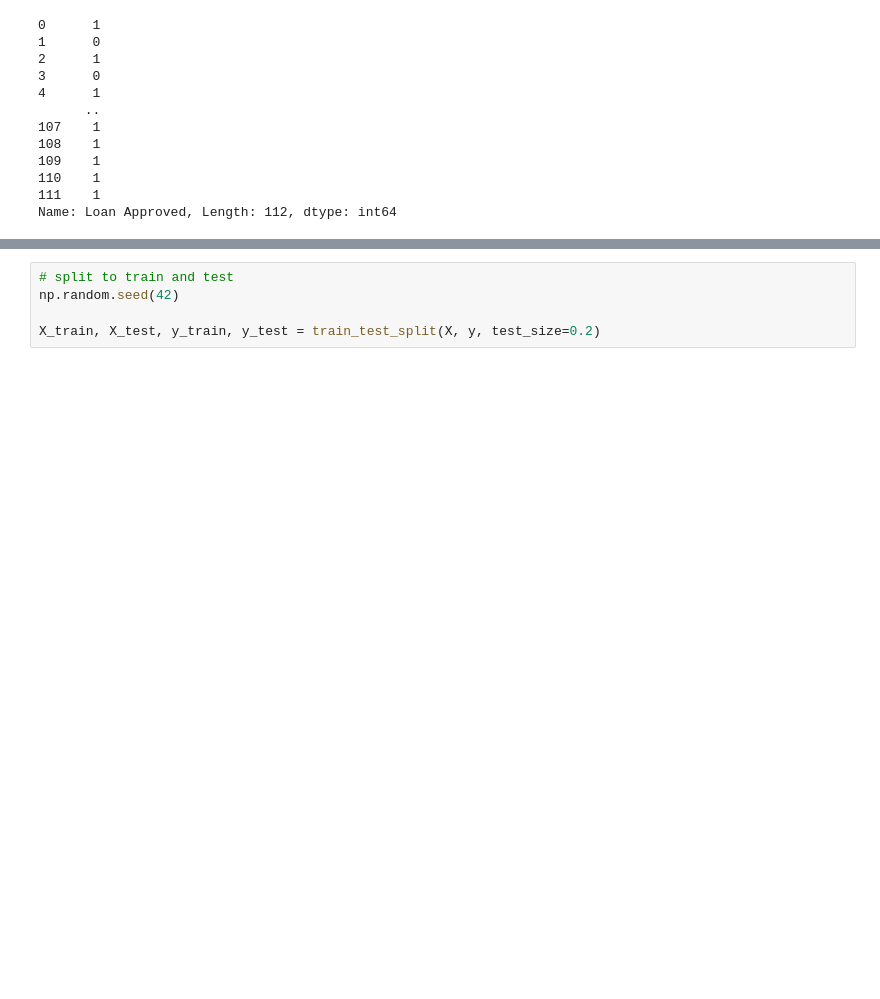
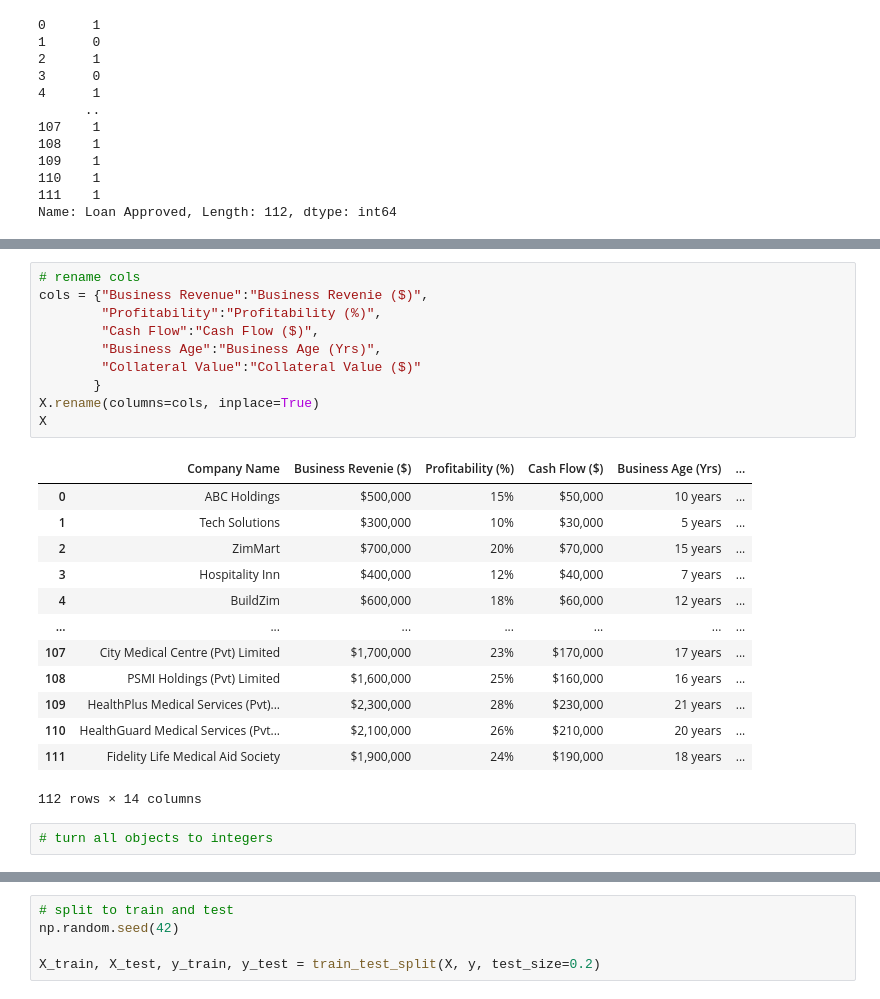
Before and after one commit to GoldenEye37/loan-approval-using-machine-learning-and-external-data-sources, a Jupyter notebook: loan_approval_using_machine_learning_and_external_data_sources.ipynb, the cells around one changed output, grey strips where cells are left out. Saved outputs shown, nothing was run; the diff lists cells and outputs as text; blank space fills up the shorter version.

Commit message:
feat:rename cols

```diff
--- a/loan_approval_using_machine_learning_and_external_data_sources.ipynb
+++ b/loan_approval_using_machine_learning_and_external_data_sources.ipynb
@@ -1152,0 +1193,26 @@ Name: Loan Approved, Length: 112, dtype: int64
+# %%
+# rename cols
+cols = {"Business Revenue":"Business Revenie ($)",
+        "Profitability":"Profitability (%)",
+        "Cash Flow":"Cash Flow ($)",
+        "Business Age":"Business Age (Yrs)",
+        "Collateral Value":"Collateral Value ($)"
+       }
+X.rename(columns=cols, inplace=True)
+X
+# %% [output]
+|  | Company Name | Business Revenie ($) | Profitability (%) | Cash Flow ($) | Business Age (Yrs) | ... |
+| 0 | ABC Holdings | $500,000 | 15% | $50,000 | 10 years | ... |
+| 1 | Tech Solutions | $300,000 | 10% | $30,000 | 5 years | ... |
+| 2 | ZimMart | $700,000 | 20% | $70,000 | 15 years | ... |
+| 3 | Hospitality Inn | $400,000 | 12% | $40,000 | 7 years | ... |
+| 4 | BuildZim | $600,000 | 18% | $60,000 | 12 years | ... |
+| ... | ... | ... | ... | ... | ... | ... |
+| 107 | City Medical Centre (Pvt) Limited | $1,700,000 | 23% | $170,000 | 17 years | ... |
+| 108 | PSMI Holdings (Pvt) Limited | $1,600,000 | 25% | $160,000 | 16 years | ... |
+| 109 | HealthPlus Medical Services (Pvt)... | $2,300,000 | 28% | $230,000 | 21 years | ... |
+| 110 | HealthGuard Medical Services (Pvt... | $2,100,000 | 26% | $210,000 | 20 years | ... |
+| 111 | Fidelity Life Medical Aid Society | $1,900,000 | 24% | $190,000 | 18 years | ... |
+112 rows × 14 columns
+# %%
+# turn all objects to integers
```
Also changed, not shown: parts of 6 cells of this notebook.
